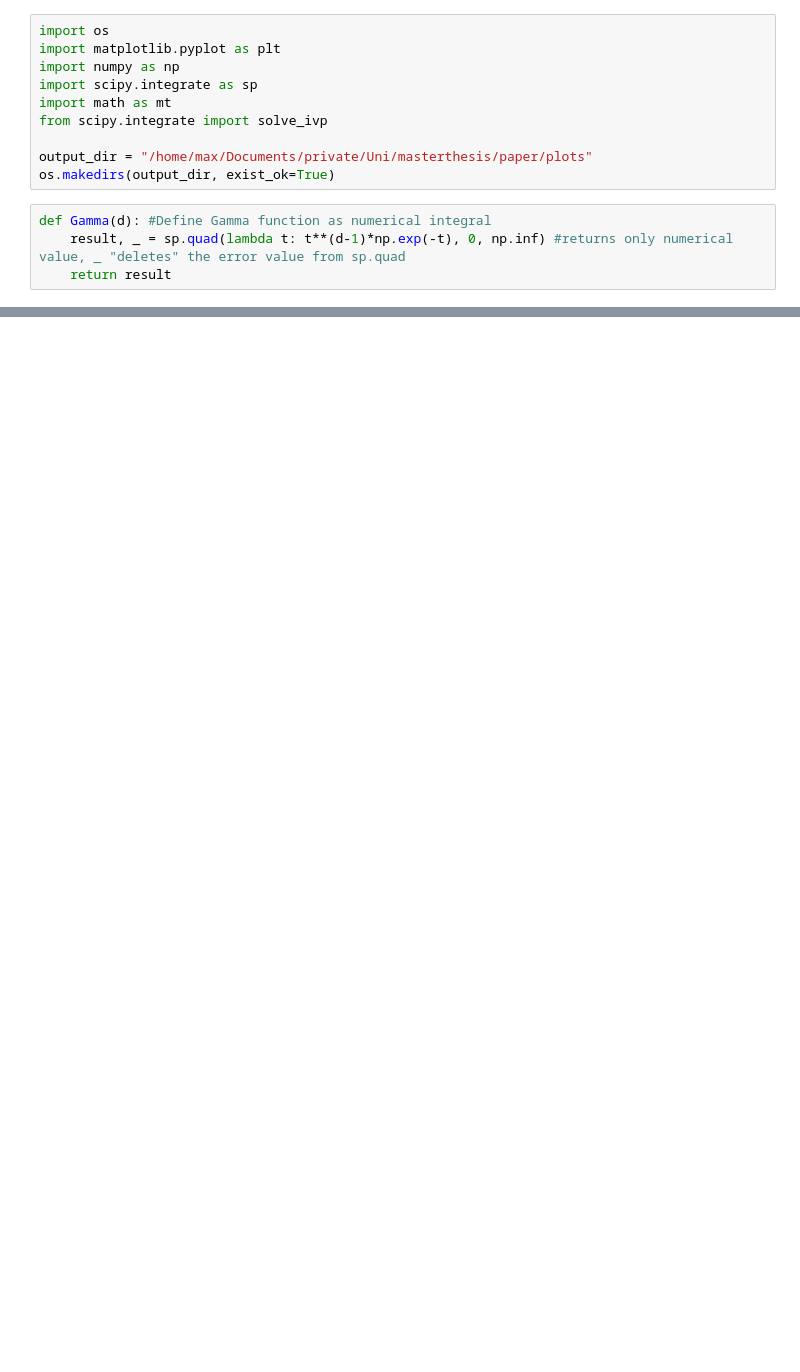
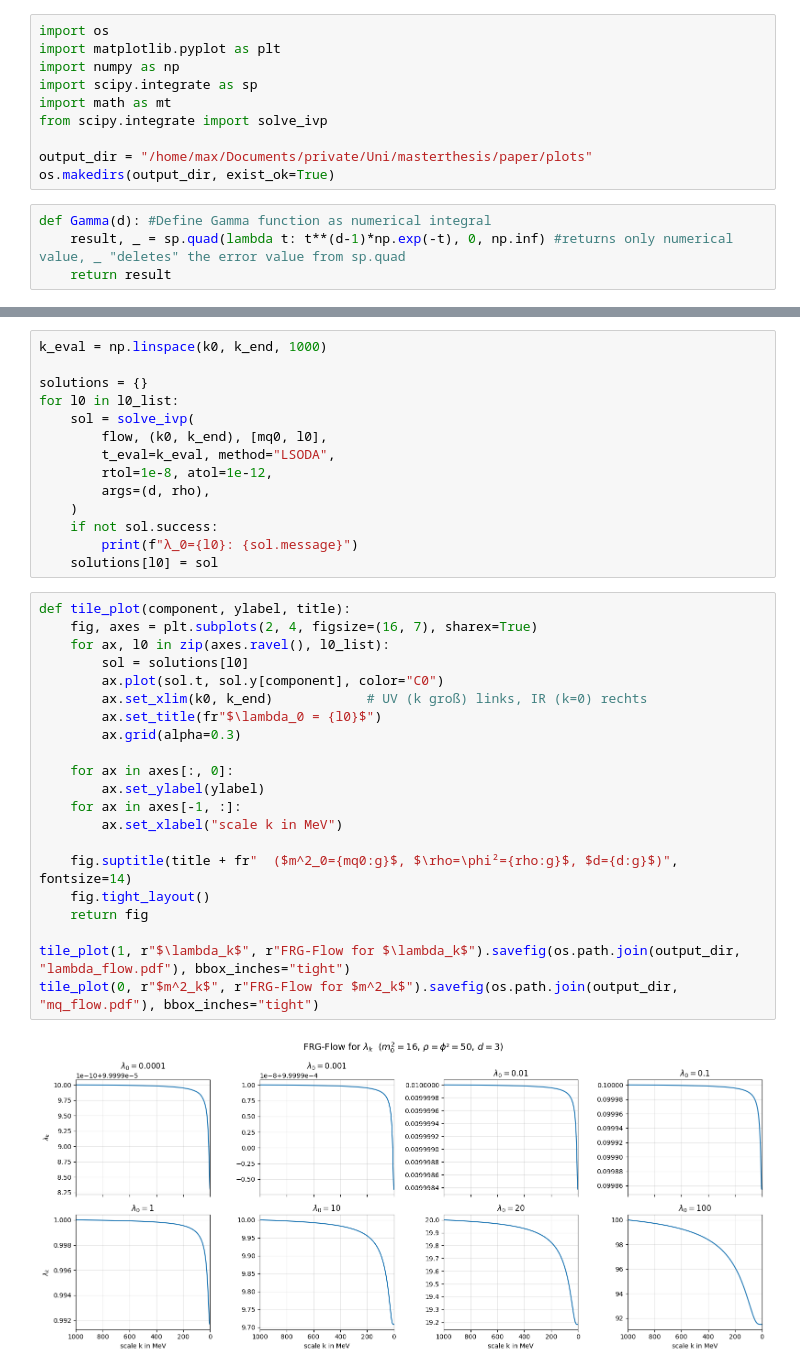
Before and after one commit to sMacks28/private, a Jupyter notebook: Uni/masterthesis/flow.ipynb, the cells around one changed output, grey strips where cells are left out. Cells and saved outputs as stored; diff of their text form; blank space fills up the shorter version.

```diff
--- a/Uni/masterthesis/flow.ipynb
+++ b/Uni/masterthesis/flow.ipynb
@@ -111,0 +60,37 @@ lambda Kachel-Plot gespeichert: /home/max/Documents/private/Uni/masterthesis/pap
+# %%
+k_eval = np.linspace(k0, k_end, 1000)
+
+solutions = {}
+for l0 in l0_list:
+    sol = solve_ivp(
+        flow, (k0, k_end), [mq0, l0],
+        t_eval=k_eval, method="LSODA",
+        rtol=1e-8, atol=1e-12,
+        args=(d, rho),
+    )
+    if not sol.success:
+        print(f"λ_0={l0}: {sol.message}")
+    solutions[l0] = sol
+# %%
+def tile_plot(component, ylabel, title):
+    fig, axes = plt.subplots(2, 4, figsize=(16, 7), sharex=True)
+    for ax, l0 in zip(axes.ravel(), l0_list):
+        sol = solutions[l0]
+        ax.plot(sol.t, sol.y[component], color="C0")
+        ax.set_xlim(k0, k_end)            # UV (k groß) links, IR (k=0) rechts
+        ax.set_title(fr"$\lambda_0 = {l0}$")
+        ax.grid(alpha=0.3)
+
+    for ax in axes[:, 0]:
+        ax.set_ylabel(ylabel)
+    for ax in axes[-1, :]:
+        ax.set_xlabel("scale k in MeV")
+
+    fig.suptitle(title + fr"  ($m^2_0={mq0:g}$, $\rho=\phi²={rho:g}$, $d={d:g}$)", fontsize=14)
+    fig.tight_layout()
+    return fig
+
+tile_plot(1, r"$\lambda_k$", r"FRG-Flow for $\lambda_k$").savefig(os.path.join(output_dir, "lambda_flow.pdf"), bbox_inches="tight")
+tile_plot(0, r"$m^2_k$", r"FRG-Flow for $m^2_k$").savefig(os.path.join(output_dir, "mq_flow.pdf"), bbox_inches="tight")
+# %% [output]
+[figure, added]
```
Also changed, not shown: parts of 5 cells of this notebook, 6 other files.
